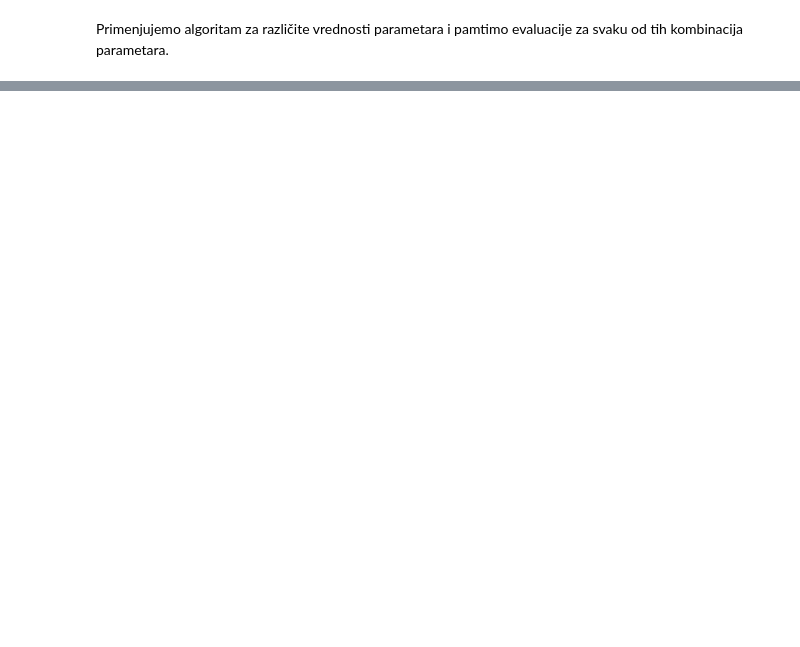
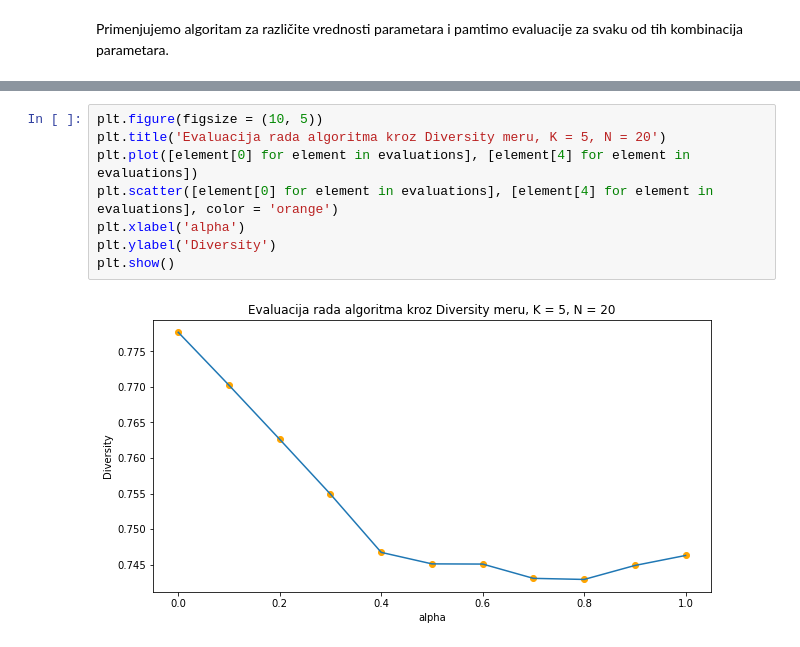
Before and after one commit to VladanaDjordjevic/Collaborative-Filtering-Covariance-Matrix, a Jupyter notebook: MovieLens 100K.ipynb, the cells around one changed output, grey strips where cells are left out. Drawn from its saved outputs; the diff is of its cells as text; blank space fills up the shorter version.

```diff
--- a/MovieLens 100K.ipynb
+++ b/MovieLens 100K.ipynb
@@ -863,0 +828,10 @@ plt.show()
+# %%
+plt.figure(figsize = (10, 5))
+plt.title('Evaluacija rada algoritma kroz Diversity meru, K = 5, N = 20')
+plt.plot([element[0] for element in evaluations], [element[4] for element in evaluations])
+plt.scatter([element[0] for element in evaluations], [element[4] for element in evaluations], color = 'orange')
+plt.xlabel('alpha')
+plt.ylabel('Diversity')
+plt.show()
+# %% [output]
+[figure, added]
```
Also changed, not shown: parts of 35 cells of this notebook, 1 other file.
